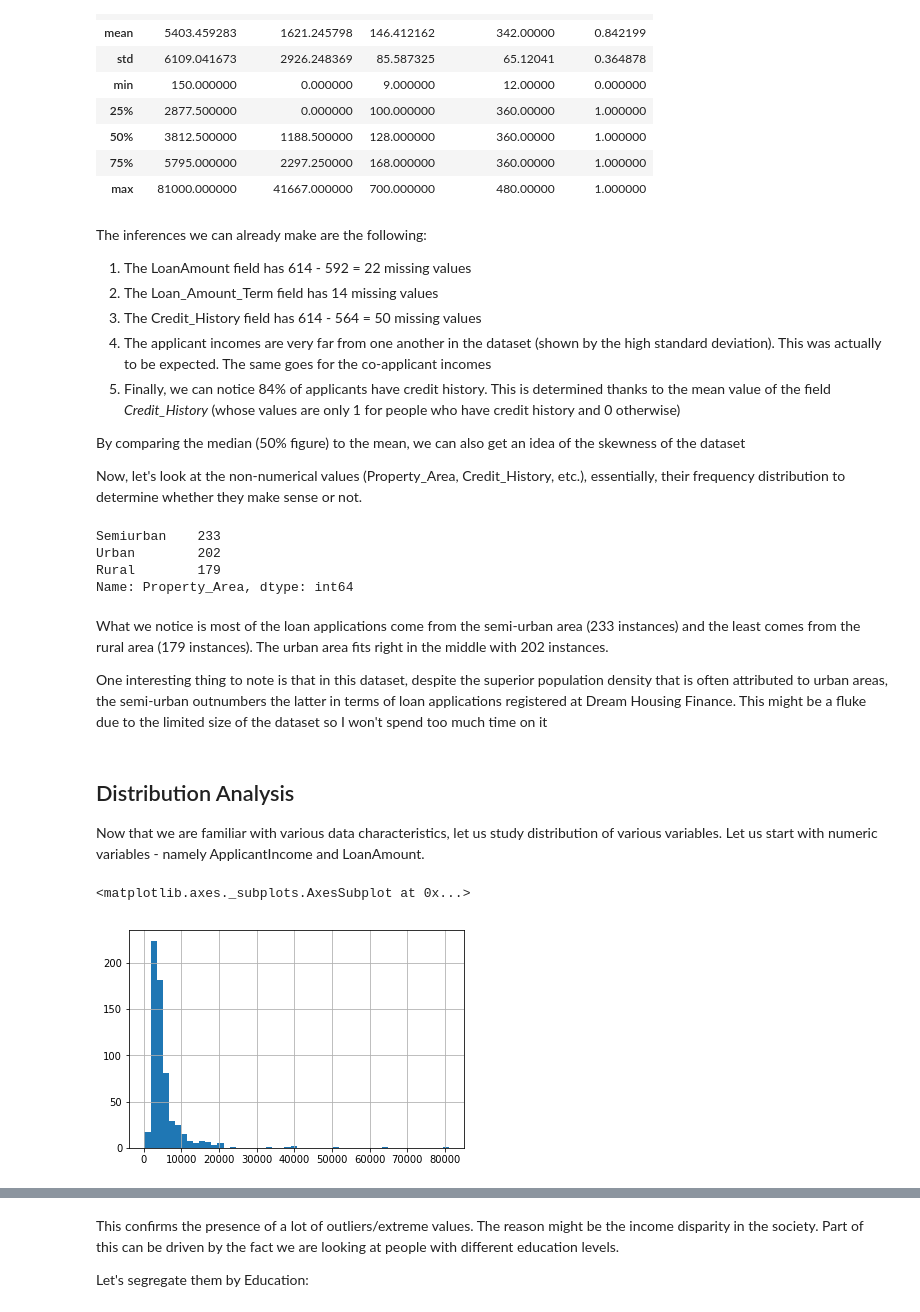
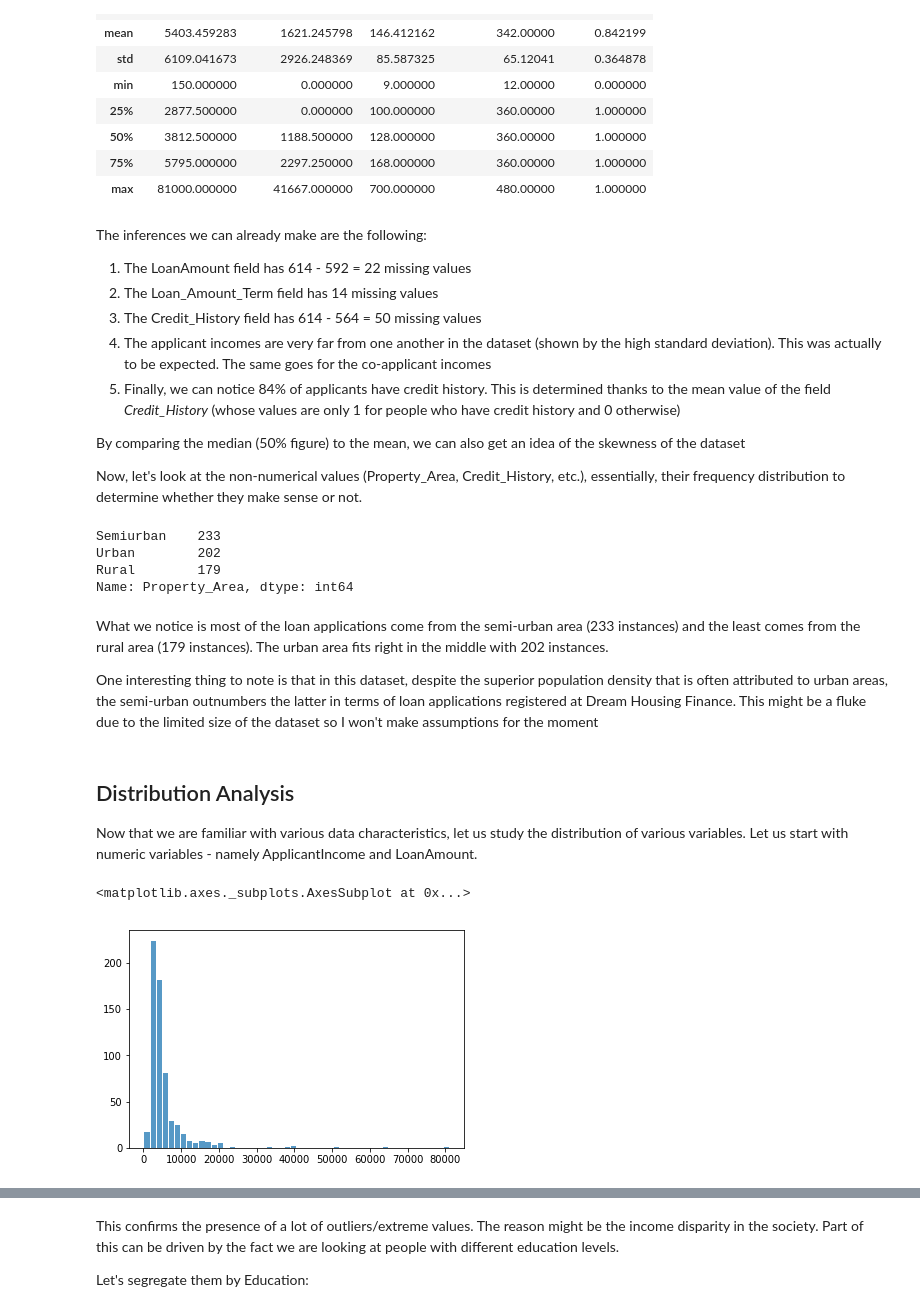
Before and after one commit to ericdasse28/loan-prediction, a Jupyter notebook: Automated Loan Prediction.ipynb, the cells around one changed output, grey strips where cells are left out. Saved outputs shown, nothing was run; the diff lists cells and outputs as text; code cells hidden in the pictures.

```diff
--- a/Automated Loan Prediction.ipynb
+++ b/Automated Loan Prediction.ipynb
@@ -43,7 +44,7 @@ The inferences we can already make are the following:
 2. The Loan\_Amount\_Term field has 14 missing values
 3. The Credit_History field has 614 - 564 = 50 missing values
 4. The applicant incomes are very far from one another in the dataset (shown by the high standard deviation). This was actually to be expected. The same goes for the co-applicant incomes
-6. Finally, we can notice 84% of applicants have credit history. This is determined thanks to the mean value of the field _Credit\_History_ (whose values are only 1 for people who have credit history and 0 otherwise)
+6. Finally, we can notice 84% of applicants have credit history. This is determined thanks to the mean value of the field _Credit_History_ (whose values are only 1 for people who have credit history and 0 otherwise)
 
 By comparing the median (50% figure) to the mean, we can also get an idea of the skewness of the dataset
 
@@ -59,14 +60,14 @@ Name: Property_Area, dtype: int64
 # %% [markdown]
 What we notice is most of the loan applications come from the semi-urban area (233 instances) and the least comes from the rural area (179 instances). The urban area fits right in the middle with 202 instances.
 
-One interesting thing to note is that in this dataset, despite the superior population density that is often attributed to urban areas, the semi-urban outnumbers the latter in terms of loan applications registered at Dream Housing Finance. This might be a fluke due to the limited size of the dataset so I won't spend too much time on it
+One interesting thing to note is that in this dataset, despite the superior population density that is often attributed to urban areas, the semi-urban outnumbers the latter in terms of loan applications registered at Dream Housing Finance. This might be a fluke due to the limited size of the dataset so I won't make assumptions for the moment
 # %% [markdown]
 ## Distribution Analysis
 
-Now that we are familiar with various data characteristics, let us study distribution of various variables. Let us start with numeric variables - namely ApplicantIncome and LoanAmount.
+Now that we are familiar with various data characteristics, let us study the distribution of various variables. Let us start with numeric variables - namely ApplicantIncome and LoanAmount.
 # %%
-df["ApplicantIncome"].hist(bins=50)
+df["ApplicantIncome"].hist(bins=50, grid=False, alpha=0.75, rwidth=0.85)
 # %% [output]
 <matplotlib.axes._subplots.AxesSubplot at 0x...>
-[figure, old version]
+[figure, new version]
 # %% [markdown]
```
Also changed, not shown: parts of 12 cells of this notebook.
